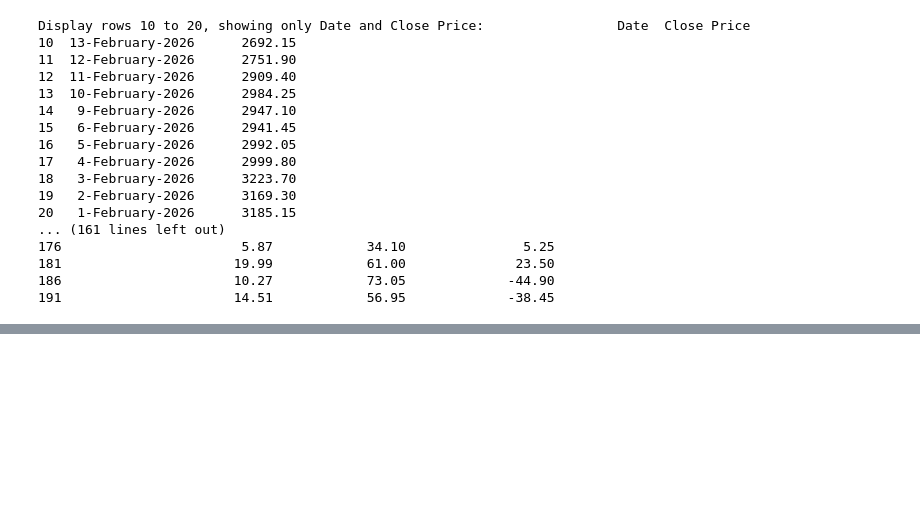
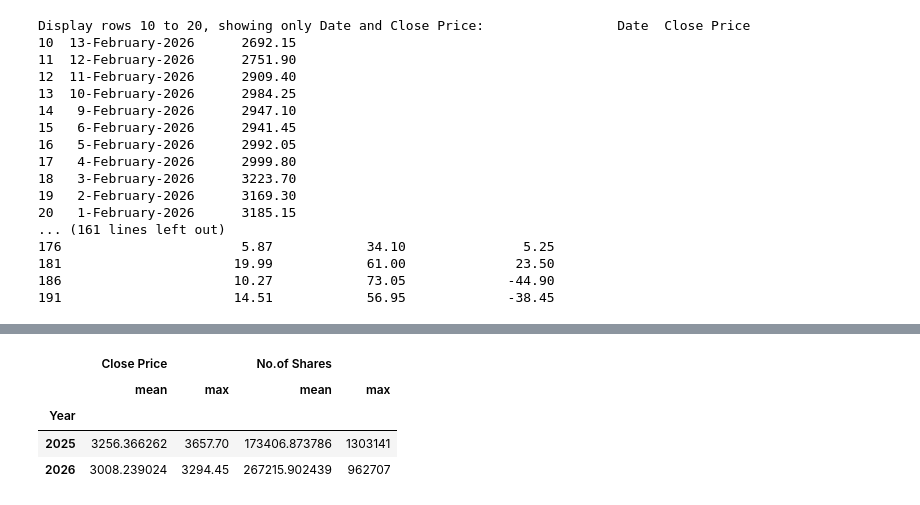
Before and after one commit to Shlok081205/python-ml-journey, a Jupyter notebook: 01-pandas-eda/pandas_my_notes.ipynb, the cells around one changed output, grey strips where cells are left out. Saved outputs shown, nothing was run; the diff lists cells and outputs as text; code cells hidden in the pictures; blank space fills up the shorter version.

```diff
--- a/01-pandas-eda/pandas_my_notes.ipynb
+++ b/01-pandas-eda/pandas_my_notes.ipynb
@@ -328,0 +354,12 @@ Display rows 10 to 20, showing only Date and Close Price:                 Date
+# %%
+#Task-5:
+print("Sort the data by Close Price in descending order and display the top 5 rows showing only Date and Close Price",
+stock_data.sort_values("Close Price",ascending=False)[["Date","Close Price"]].head())
+
+print("Find the highest and lowest Close Price in the entire dataset using sort_values and iloc","\n",
+"Highest: ",stock_data.sort_values("Close Price",ascending=False).iloc[0,4],"\n",
+"Lowest: ",stock_data.sort_values("Close Price").iloc[0,4])
+
+#Create a new column called Price Range that stores Spread High-Low
+stock_data["Price Range"] = stock_data["Spread High-Low"]
+print(stock_data.head())
@@ -328,0 +542,25 @@ Display rows 10 to 20, showing only Date and Close Price:                 Date
+# %%
+#Task:8
+"""
+Find the average Close Price per year
+Find the month with the highest total No.of Shares traded
+Find the average, highest, and lowest Close Price per year using agg()
+"""
+stock_data["Date"] = pd.to_datetime(stock_data["Date"])
+stock_data["Day"] = stock_data["Date"].dt.day
+stock_data["Month"] = stock_data["Date"].dt.month
+stock_data["Year"] = stock_data["Date"].dt.year
+stock_data["Month_Name"] = stock_data["Date"].dt.strftime("%B")
+
+print(stock_data[["Date", "Day","Month", "Year", "Month_Name"]].head())
+
+
+print(stock_data.groupby("Year")["Close Price"].mean())
+
+print(stock_data.groupby(["Month","Month_Name"])["No.of Shares"].sum().idxmax())
+
+print(stock_data.groupby("Year")["Close Price"].agg(
+  Average = "mean",
+  Highest = "max",
+  Lowest = "min"
+))
@@ -328,0 +615,8 @@ Display rows 10 to 20, showing only Date and Close Price:                 Date
+# %%
+stock_data.groupby("Year")[["Close Price", "No.of Shares"]].agg(["mean", "max"])
+# %% [output]
+|  | Close Price |  | No.of Shares |  |
+|  | mean | max | mean | max |
+| Year |  |  |  |  |
+| 2025 | 3256.366262 | 3657.70 | 173406.873786 | 1303141 |
+| 2026 | 3008.239024 | 3294.45 | 267215.902439 | 962707 |
```
Also changed, not shown: parts of 18 cells of this notebook, 1 other file.
